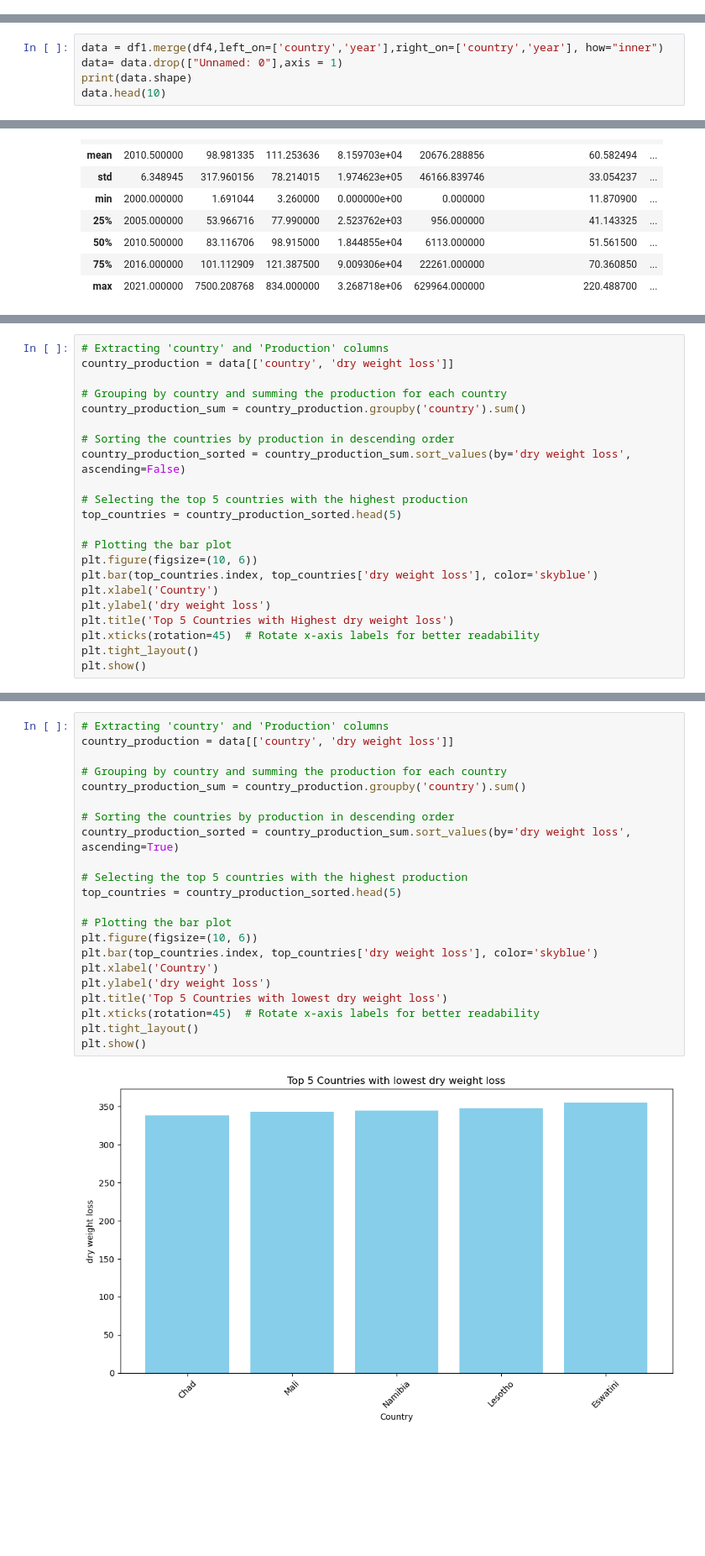
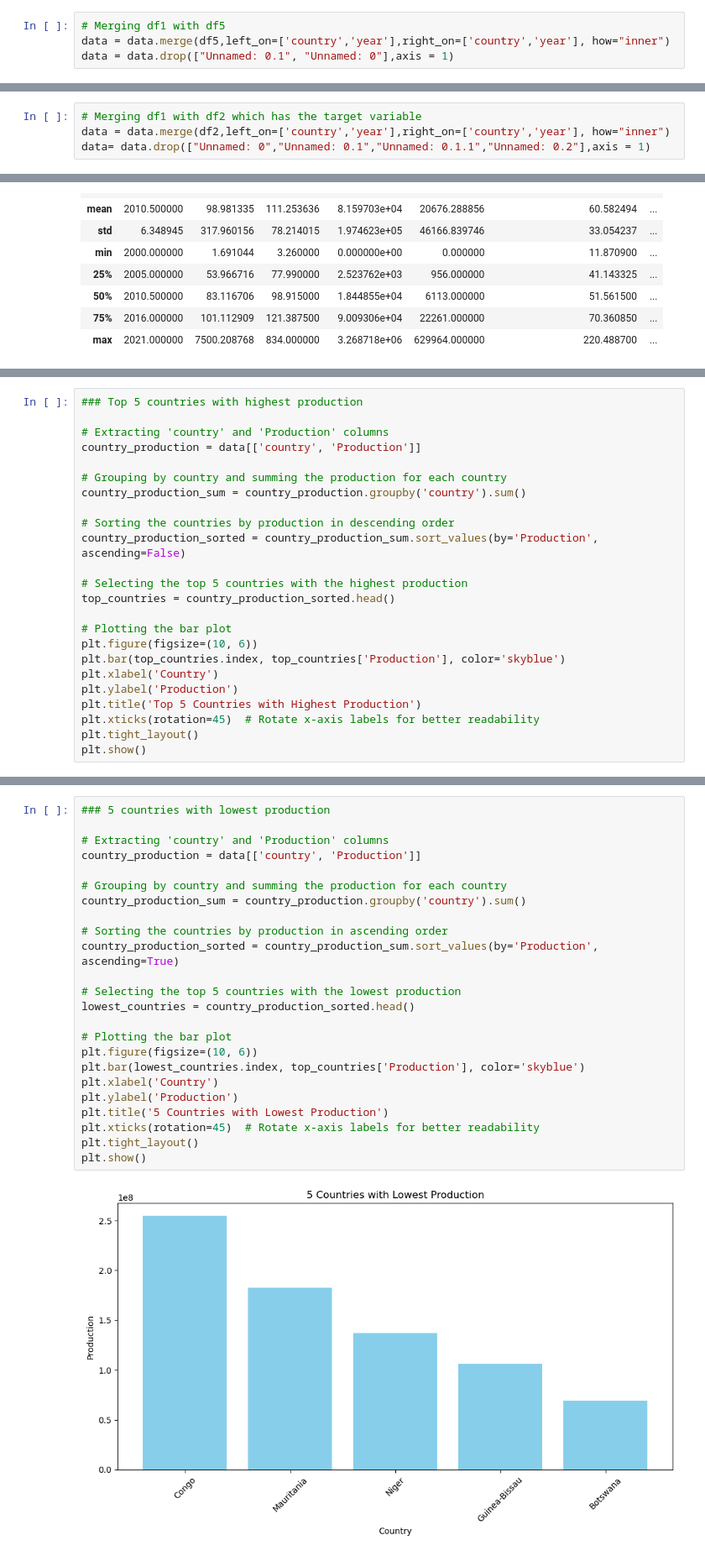
Before and after one commit to Kelvin-Rotich824/Phase_5_Capstone_Project, a Jupyter notebook: Untitled.ipynb, the cells around one changed output, grey strips where cells are left out. Shown at 84% size. Saved outputs shown, nothing was run; the diff lists cells and outputs as text; blank space fills up the shorter version.

Commit message:
Completed EDA and data preprocessing

```diff
--- a/Untitled.ipynb
+++ b/Untitled.ipynb
@@ -16,0 +120,4 @@ df8 = pd.read_csv("Yield.csv")
+# %%
+# Merging df1 with df5
+data = data.merge(df5,left_on=['country','year'],right_on=['country','year'], how="inner")
+data = data.drop(["Unnamed: 0.1", "Unnamed: 0"],axis = 1)
@@ -16,0 +136,4 @@ df8 = pd.read_csv("Yield.csv")
+# %%
+# Merging df1 with df2 which has the target variable
+data = data.merge(df2,left_on=['country','year'],right_on=['country','year'], how="inner")
+data= data.drop(["Unnamed: 0","Unnamed: 0.1","Unnamed: 0.1.1","Unnamed: 0.2"],axis = 1)
@@ -32,5 +153,0 @@ df1.head()
-# %%
-data = df1.merge(df4,left_on=['country','year'],right_on=['country','year'], how="inner")
-data= data.drop(["Unnamed: 0"],axis = 1)
-print(data.shape)
-data.head(10)
@@ -487,22 +620,24 @@ plt.show();
 # %%
+### Top 5 countries with highest production
+
 # Extracting 'country' and 'Production' columns
-country_production = data[['country', 'dry weight loss']]
+country_production = data[['country', 'Production']]
 
 # Grouping by country and summing the production for each country
 country_production_sum = country_production.groupby('country').sum()
 
 # Sorting the countries by production in descending order
-country_production_sorted = country_production_sum.sort_values(by='dry weight loss', ascending=False)
+country_production_sorted = country_production_sum.sort_values(by='Production', ascending=False)
 
 # Selecting the top 5 countries with the highest production
-top_countries = country_production_sorted.head(5)
+top_countries = country_production_sorted.head()
 
 # Plotting the bar plot
 plt.figure(figsize=(10, 6))
-plt.bar(top_countries.index, top_countries['dry weight loss'], color='skyblue')
+plt.bar(top_countries.index, top_countries['Production'], color='skyblue')
 plt.xlabel('Country')
-plt.ylabel('dry weight loss')
-plt.title('Top 5 Countries with Highest dry weight loss')
+plt.ylabel('Production')
+plt.title('Top 5 Countries with Highest Production')
 plt.xticks(rotation=45)  # Rotate x-axis labels for better readability
 plt.tight_layout()
 plt.show()
@@ -511,24 +646,26 @@ plt.show()
 # %%
+### 5 countries with lowest production
+
 # Extracting 'country' and 'Production' columns
-country_production = data[['country', 'dry weight loss']]
+country_production = data[['country', 'Production']]
 
 # Grouping by country and summing the production for each country
 country_production_sum = country_production.groupby('country').sum()
 
-# Sorting the countries by production in descending order
-country_production_sorted = country_production_sum.sort_values(by='dry weight loss', ascending=True)
+# Sorting the countries by production in ascending order
+country_production_sorted = country_production_sum.sort_values(by='Production', ascending=True)
 
-# Selecting the top 5 countries with the highest production
-top_countries = country_production_sorted.head(5)
+# Selecting the top 5 countries with the lowest production
+lowest_countries = country_production_sorted.head()
 
 # Plotting the bar plot
 plt.figure(figsize=(10, 6))
-plt.bar(top_countries.index, top_countries['dry weight loss'], color='skyblue')
+plt.bar(lowest_countries.index, top_countries['Production'], color='skyblue')
 plt.xlabel('Country')
-plt.ylabel('dry weight loss')
-plt.title('Top 5 Countries with lowest dry weight loss')
+plt.ylabel('Production')
+plt.title('5 Countries with Lowest Production')
 plt.xticks(rotation=45)  # Rotate x-axis labels for better readability
 plt.tight_layout()
 plt.show()
 # %% [output]
-[figure, old version]
+[figure, new version]
```
Also changed, not shown: parts of 120 cells of this notebook.
